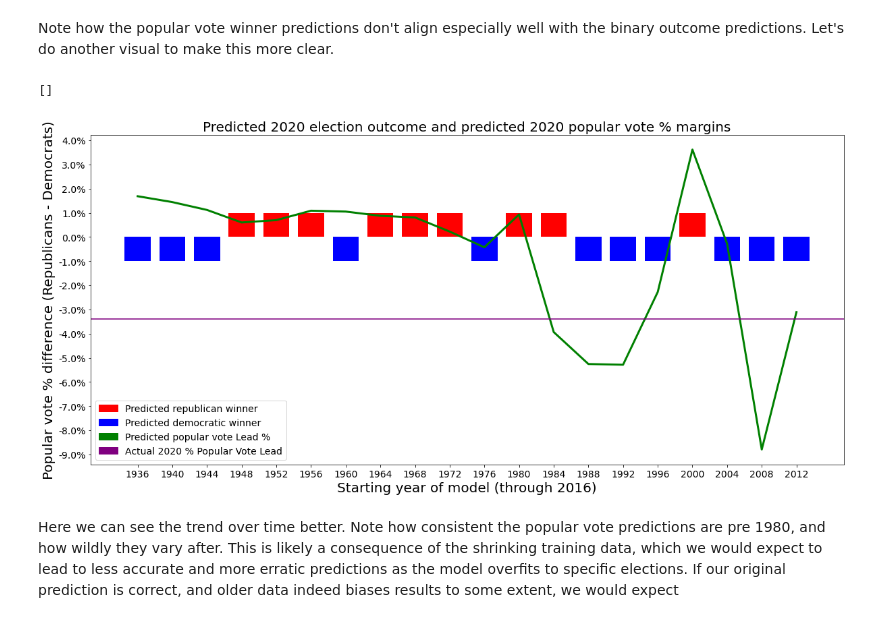
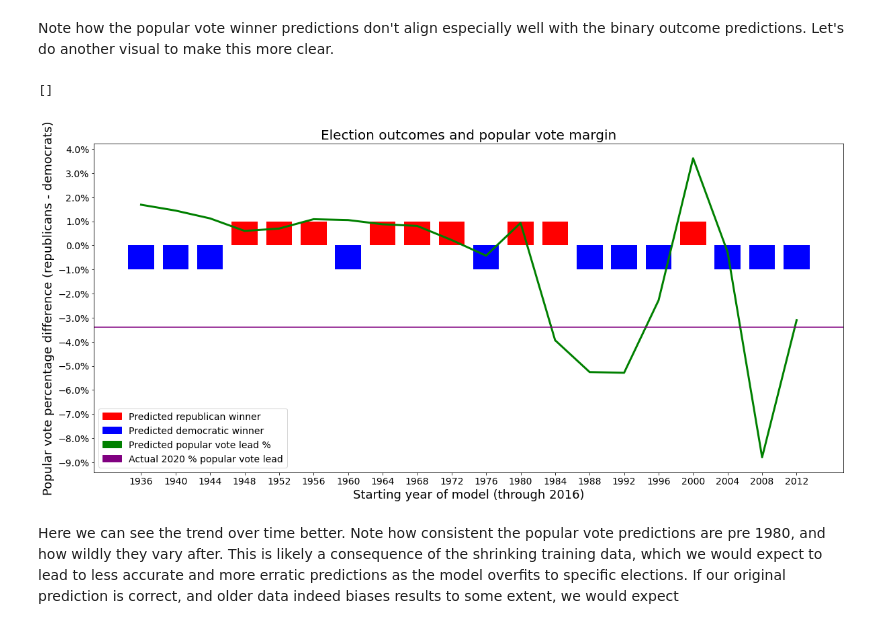
Before and after one commit to Matt-Spence/CS320Project, a Jupyter notebook: Group_Project.ipynb, the cells around one changed output. Drawn from its saved outputs; the diff is of its cells as text; code cells hidden in the pictures.

```diff
--- a/Group_Project.ipynb
+++ b/Group_Project.ipynb
@@ -313,38 +309,38 @@ for res in zip(predictions_r, predictions_d):
 
 #print(predictions_r)
 #print(predictions_d)
 tt_percentage_difference = (thisYear['popular_r_percent'].iloc[-1] - thisYear['popular_d_percent'].iloc[-1])*100
 x = np.arange(FIRST_YEAR, LAST_YEAR, 4, dtype=int) #years from 1936 to 2012
 
 republican = [1 if p > 0 else 0 for p in predictions_binary]
 democrat = [-1 if p < 1 else 0 for p in predictions_binary]
 
 # 1 is republican, -1 is democrat
-colors = {'Predicted republican winner':'red', 'Predicted democratic winner':'blue', 'Predicted popular vote Lead %':'green', 'Actual 2020 % Popular Vote Lead':'purple'}
+colors = {'Predicted republican winner':'red', 'Predicted democratic winner':'blue', 'Predicted popular vote lead %':'green', 'Actual 2020 % popular vote lead':'purple'}
 fig = plt.figure(figsize=(20,9))
 ax = plt.subplot(111)
 ax.bar(x, republican, width=3, color=colors['Predicted republican winner'])
 ax.bar(x, democrat, width=3, color=colors['Predicted democratic winner'])
 labels = list(colors.keys())
 handles = [plt.Rectangle((0,0),1,1, color=colors[label]) for label in labels]
 plt.legend(handles, labels)
 
 plt.xticks(np.arange(min(x), max(x)+1, 4))
 plt.yticks(np.arange(-10, 5, step=1))
 ax.yaxis.set_major_formatter(mtick.PercentFormatter())
-plt.xlabel('Starting year of model (through 2016)',fontsize=20)
-plt.ylabel('Popular vote % difference (Republicans - Democrats)',fontsize=20)
-plt.title('Predicted 2020 election outcome and predicted 2020 popular vote % margins',fontsize=20)
+plt.xlabel('Starting year of model (through 2016)',fontsize=18)
+plt.ylabel('Popular vote percentage difference (republicans - democrats)',fontsize=18)
+plt.title('Election outcomes and popular vote margin',fontsize=20)
 line, = plt.plot(x, percentage_difference, linewidth=3.0, color='g')
 line.set_label('Label via method')
 plt.axhline(y=tt_percentage_difference, color='purple')
 plt.plot()
 
 #notes:
 # Scale down the 1 to negative 1, (scale up to 2 but remove the 2), scale up the line so differences are more clear
 # %% [output]
 []
-[figure, old version]
+[figure, new version]
 # %% [markdown]
 Here we can see the trend over time better. Note how consistent the popular vote predictions are pre 1980, and how wildly they vary after. This is likely a consequence of the shrinking training data, which we would expect to lead to less accurate and more erratic predictions as the model overfits to specific elections. If our original prediction is correct, and older data indeed biases results to some extent, we would expect
 # %% [markdown]
```
Also changed, not shown: parts of 8 cells of this notebook.
